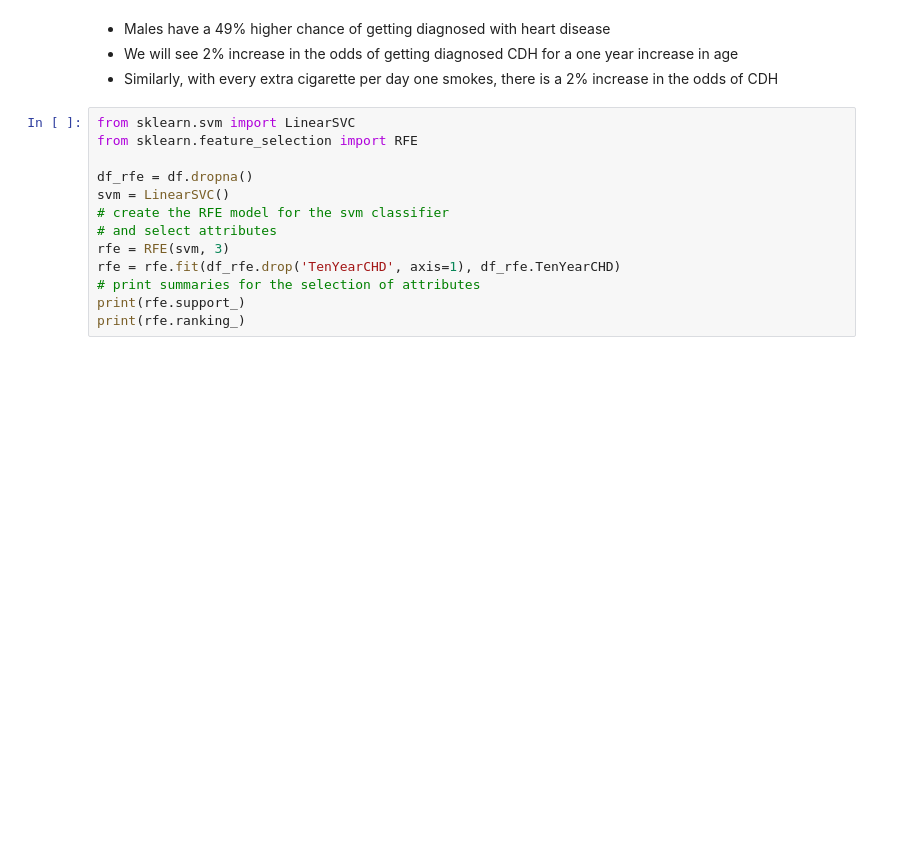
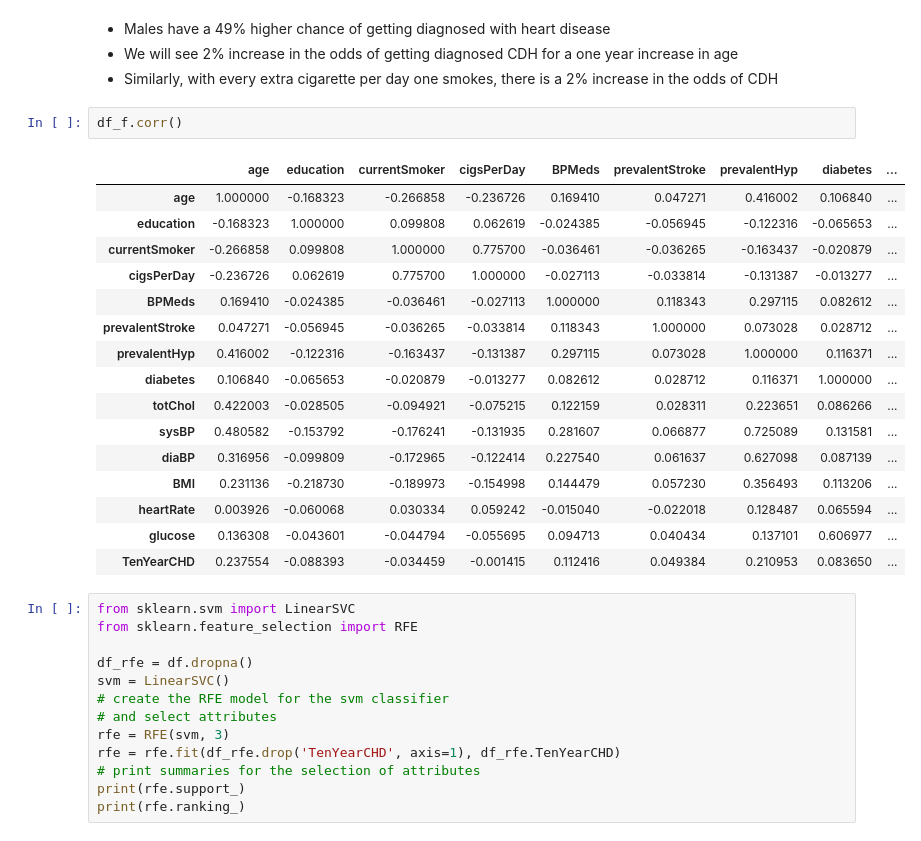
Before and after one commit to tanyani/ds-cheatsheets, a Jupyter notebook: Regressions.ipynb, the cells around one changed output. Cells and saved outputs as stored; diff of their text form; blank space fills up the shorter version.

```diff
--- a/Regressions.ipynb
+++ b/Regressions.ipynb
@@ -324,6 +336,25 @@ conf
 * Males have a 49% higher chance of getting diagnosed with heart disease
 * We will see 2% increase in the odds of getting diagnosed CDH for a one year increase in age
 * Similarly, with every extra cigarette per day one smokes, there is a 2% increase in the odds of CDH
+# %%
+df_f.corr()
+# %% [output]
+|  | age | education | currentSmoker | cigsPerDay | BPMeds | prevalentStroke | prevalentHyp | diabetes | ... |
+| age | 1.000000 | -0.168323 | -0.266858 | -0.236726 | 0.169410 | 0.047271 | 0.416002 | 0.106840 | ... |
+| education | -0.168323 | 1.000000 | 0.099808 | 0.062619 | -0.024385 | -0.056945 | -0.122316 | -0.065653 | ... |
+| currentSmoker | -0.266858 | 0.099808 | 1.000000 | 0.775700 | -0.036461 | -0.036265 | -0.163437 | -0.020879 | ... |
+| cigsPerDay | -0.236726 | 0.062619 | 0.775700 | 1.000000 | -0.027113 | -0.033814 | -0.131387 | -0.013277 | ... |
+| BPMeds | 0.169410 | -0.024385 | -0.036461 | -0.027113 | 1.000000 | 0.118343 | 0.297115 | 0.082612 | ... |
+| prevalentStroke | 0.047271 | -0.056945 | -0.036265 | -0.033814 | 0.118343 | 1.000000 | 0.073028 | 0.028712 | ... |
+| prevalentHyp | 0.416002 | -0.122316 | -0.163437 | -0.131387 | 0.297115 | 0.073028 | 1.000000 | 0.116371 | ... |
+| diabetes | 0.106840 | -0.065653 | -0.020879 | -0.013277 | 0.082612 | 0.028712 | 0.116371 | 1.000000 | ... |
+| totChol | 0.422003 | -0.028505 | -0.094921 | -0.075215 | 0.122159 | 0.028311 | 0.223651 | 0.086266 | ... |
+| sysBP | 0.480582 | -0.153792 | -0.176241 | -0.131935 | 0.281607 | 0.066877 | 0.725089 | 0.131581 | ... |
+| diaBP | 0.316956 | -0.099809 | -0.172965 | -0.122414 | 0.227540 | 0.061637 | 0.627098 | 0.087139 | ... |
+| BMI | 0.231136 | -0.218730 | -0.189973 | -0.154998 | 0.144479 | 0.057230 | 0.356493 | 0.113206 | ... |
+| heartRate | 0.003926 | -0.060068 | 0.030334 | 0.059242 | -0.015040 | -0.022018 | 0.128487 | 0.065594 | ... |
+| glucose | 0.136308 | -0.043601 | -0.044794 | -0.055695 | 0.094713 | 0.040434 | 0.137101 | 0.606977 | ... |
+| TenYearCHD | 0.237554 | -0.088393 | -0.034459 | -0.001415 | 0.112416 | 0.049384 | 0.210953 | 0.083650 | ... |
 # %%
 from sklearn.svm import LinearSVC
 from sklearn.feature_selection import RFE
```
Also changed, not shown: parts of 11 cells of this notebook.
